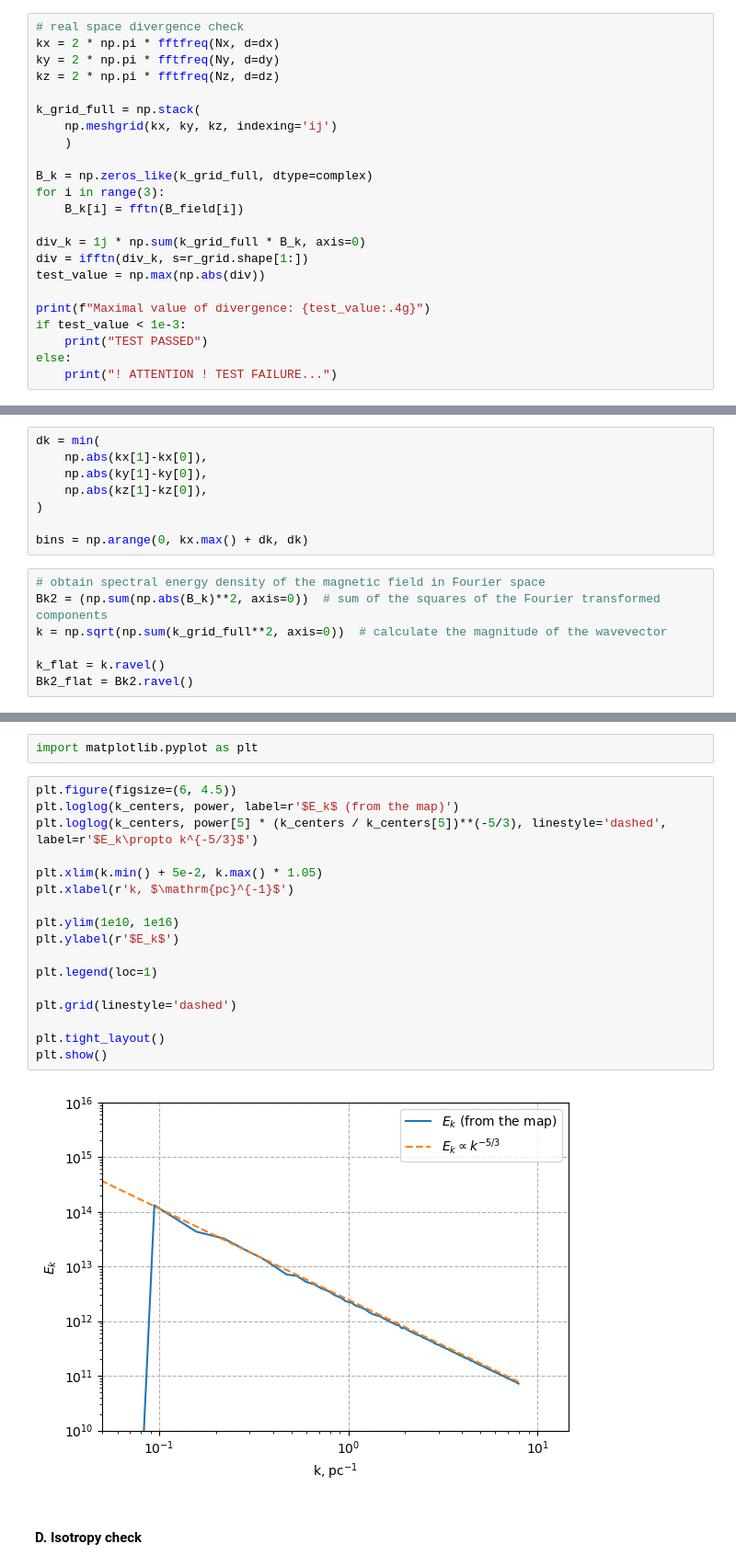
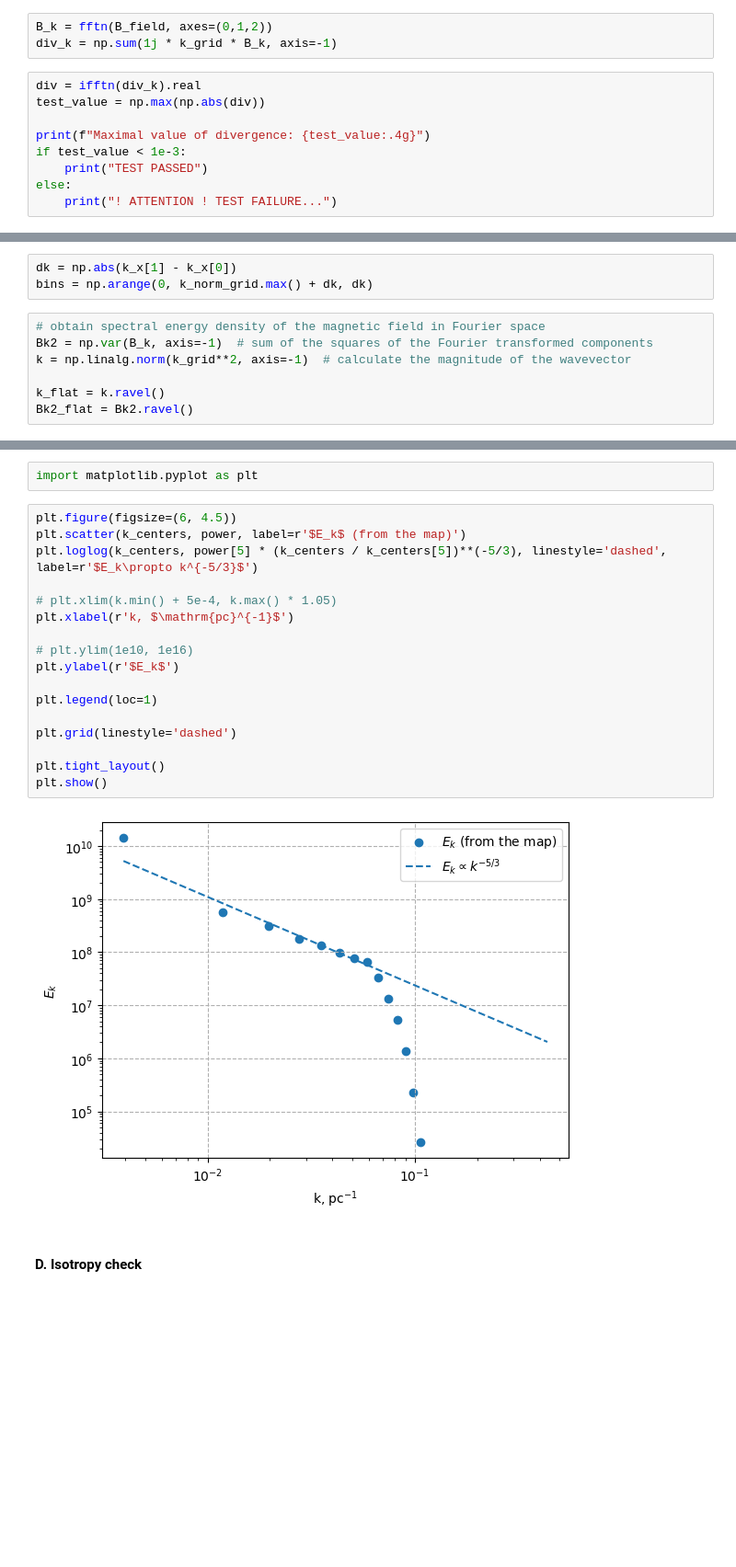
Before and after one commit to KleimenovM/XrayFilaments, a Jupyter notebook: turbulent_field/turbulent_try2.ipynb, the cells around one changed output, grey strips where cells are left out. Shown at 92% size. Saved outputs shown, nothing was run; the diff lists cells and outputs as text; blank space fills up the shorter version.

Commit message:
turbulent fields

```diff
--- a/turbulent_field/turbulent_try2.ipynb
+++ b/turbulent_field/turbulent_try2.ipynb
@@ -225,22 +276,11 @@ Maximal value of divergence: 2.581e-15
 TEST PASSED
 # %% [markdown]
 #### B. Full FFT divergence-free check
+# %%
+B_k = fftn(B_field, axes=(0,1,2))
+div_k = np.sum(1j * k_grid * B_k, axis=-1)
 # %%
-# real space divergence check
-kx = 2 * np.pi * fftfreq(Nx, d=dx)
-ky = 2 * np.pi * fftfreq(Ny, d=dy)
-kz = 2 * np.pi * fftfreq(Nz, d=dz)
-
-k_grid_full = np.stack(
-    np.meshgrid(kx, ky, kz, indexing='ij')
-    )
-
-B_k = np.zeros_like(k_grid_full, dtype=complex)
-for i in range(3):
-    B_k[i] = fftn(B_field[i])
-
-div_k = 1j * np.sum(k_grid_full * B_k, axis=0)
-div = ifftn(div_k, s=r_grid.shape[1:])
+div = ifftn(div_k).real
 test_value = np.max(np.abs(div))
 
 print(f"Maximal value of divergence: {test_value:.4g}")
@@ -256,17 +296,12 @@ Maximal value of divergence: 0.1748
 # %%
 from scipy.stats import binned_statistic
 # %%
-dk = min(
-    np.abs(kx[1]-kx[0]),
-    np.abs(ky[1]-ky[0]),
-    np.abs(kz[1]-kz[0]),
-)
-
-bins = np.arange(0, kx.max() + dk, dk)
+dk = np.abs(k_x[1] - k_x[0])
+bins = np.arange(0, k_norm_grid.max() + dk, dk)
 # %%
 # obtain spectral energy density of the magnetic field in Fourier space
-Bk2 = (np.sum(np.abs(B_k)**2, axis=0))  # sum of the squares of the Fourier transformed components
-k = np.sqrt(np.sum(k_grid_full**2, axis=0))  # calculate the magnitude of the wavevector
+Bk2 = np.var(B_k, axis=-1)  # sum of the squares of the Fourier transformed components
+k = np.linalg.norm(k_grid**2, axis=-1)  # calculate the magnitude of the wavevector
 
 k_flat = k.ravel()
 Bk2_flat = Bk2.ravel()
@@ -285,23 +320,23 @@ k_centers = 0.5 * (edges[:-1] + edges[1:])
 import matplotlib.pyplot as plt
 # %%
 plt.figure(figsize=(6, 4.5))
-plt.loglog(k_centers, power, label=r'$E_k$ (from the map)')
+plt.scatter(k_centers, power, label=r'$E_k$ (from the map)')
 plt.loglog(k_centers, power[5] * (k_centers / k_centers[5])**(-5/3), linestyle='dashed', label=r'$E_k\propto k^{-5/3}$')
 
-plt.xlim(k.min() + 5e-2, k.max() * 1.05)
+# plt.xlim(k.min() + 5e-4, k.max() * 1.05)
 plt.xlabel(r'k, $\mathrm{pc}^{-1}$')
 
-plt.ylim(1e10, 1e16)
+# plt.ylim(1e10, 1e16)
 plt.ylabel(r'$E_k$')
 
 plt.legend(loc=1)
 
 plt.grid(linestyle='dashed')
 
 plt.tight_layout()
 plt.show()
 # %% [output]
-[figure, old version]
+[figure, new version]
 # %% [markdown]
 #### D. Isotropy check
 # %%
```
Also changed, not shown: parts of 21 cells of this notebook, 21 other files.
